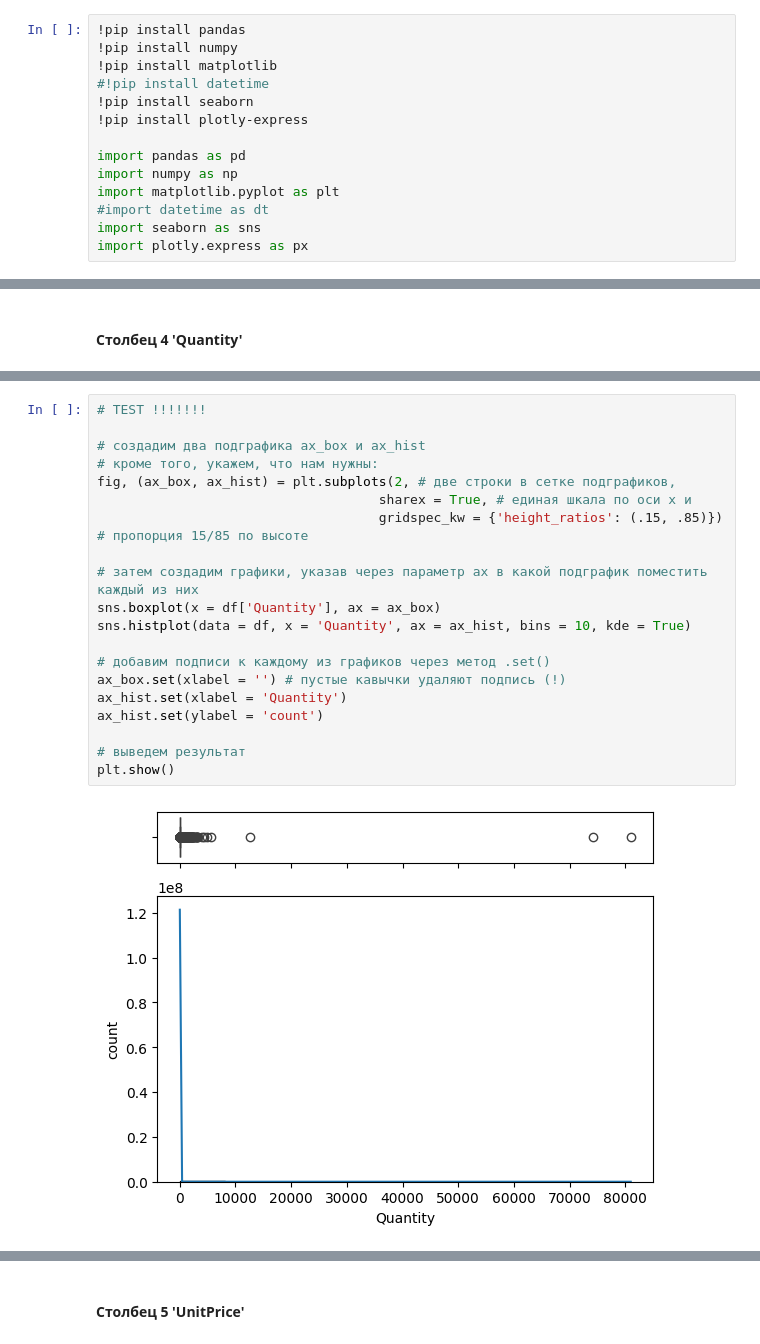
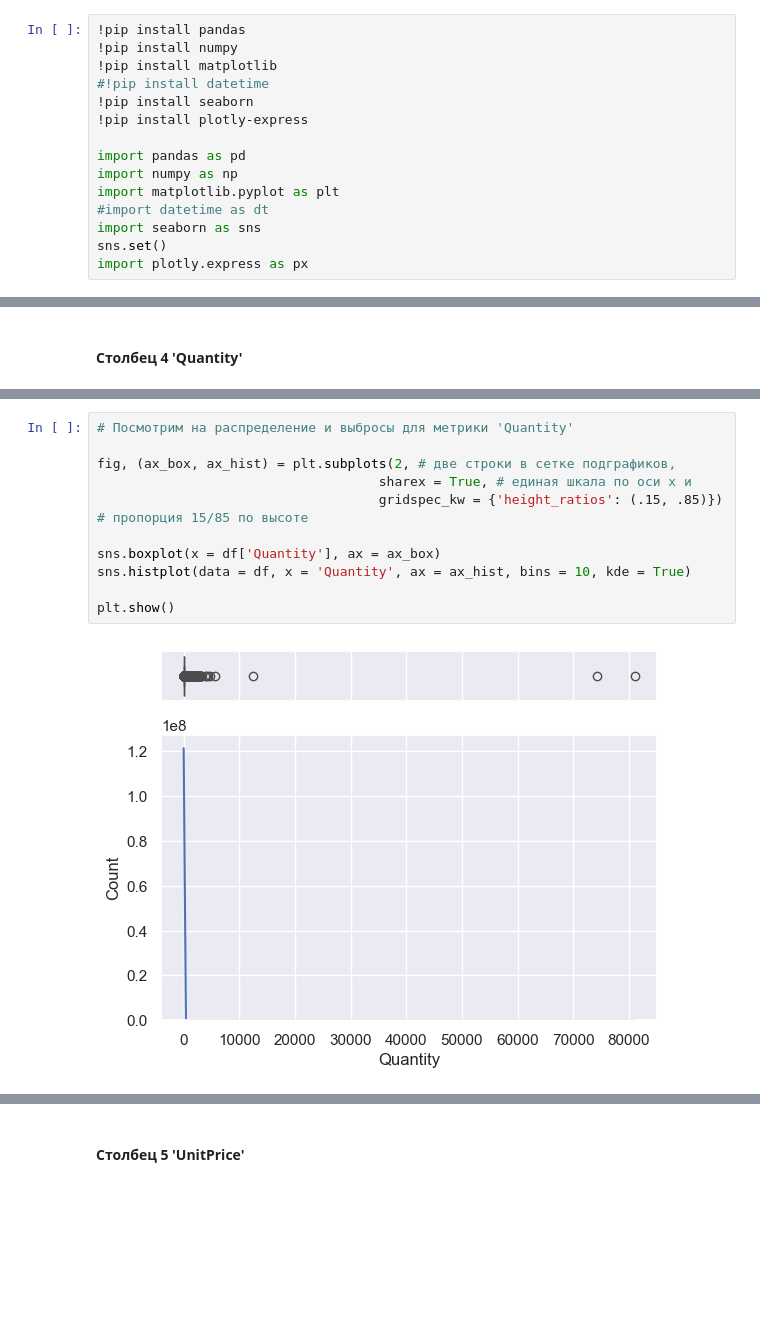
Before and after one commit to sashareva/Preparation-and-cleaning-EDA-Cohort-analysis-RFM-analysis, a Jupyter notebook: Подготовка и очистка, EDA, когортный анализ, RFM анализ.ipynb, the cells around one changed output, grey strips where cells are left out. Saved outputs shown, nothing was run; the diff lists cells and outputs as text; blank space fills up the shorter version.

```diff
--- a/Подготовка и очистка, EDA, когортный анализ, RFM анализ.ipynb
+++ b/Подготовка и очистка, EDA, когортный анализ, RFM анализ.ipynb
@@ -17,6 +17,7 @@ import numpy as np
 import matplotlib.pyplot as plt
 #import datetime as dt
 import seaborn as sns
+sns.set()
 import plotly.express as px
 # %% [output]
 Requirement already satisfied: pandas in c:\users\александра\appdata\local\programs\python\python312\lib\site-packages (2.2.2)
@@ -238,24 +253,15 @@ min           1.000000
 max       80995.000000
 Name: Quantity, dtype: float64
 # %%
-# TEST !!!!!!!
+# Посмотрим на распределение и выбросы для метрики 'Quantity'
 
-# создадим два подграфика ax_box и ax_hist
-# кроме того, укажем, что нам нужны:
 fig, (ax_box, ax_hist) = plt.subplots(2, # две строки в сетке подграфиков,
                                     sharex = True, # единая шкала по оси x и
                                     gridspec_kw = {'height_ratios': (.15, .85)}) # пропорция 15/85 по высоте
 
-# затем создадим графики, указав через параметр ax в какой подграфик поместить каждый из них
 sns.boxplot(x = df['Quantity'], ax = ax_box)
 sns.histplot(data = df, x = 'Quantity', ax = ax_hist, bins = 10, kde = True)
 
-# добавим подписи к каждому из графиков через метод .set()
-ax_box.set(xlabel = '') # пустые кавычки удаляют подпись (!)
-ax_hist.set(xlabel = 'Quantity')
-ax_hist.set(ylabel = 'count')
-
-# выведем результат
 plt.show()
 # %% [output]
-[figure, old version]
+[figure, new version]
```
Also changed, not shown: parts of 86 cells of this notebook.
